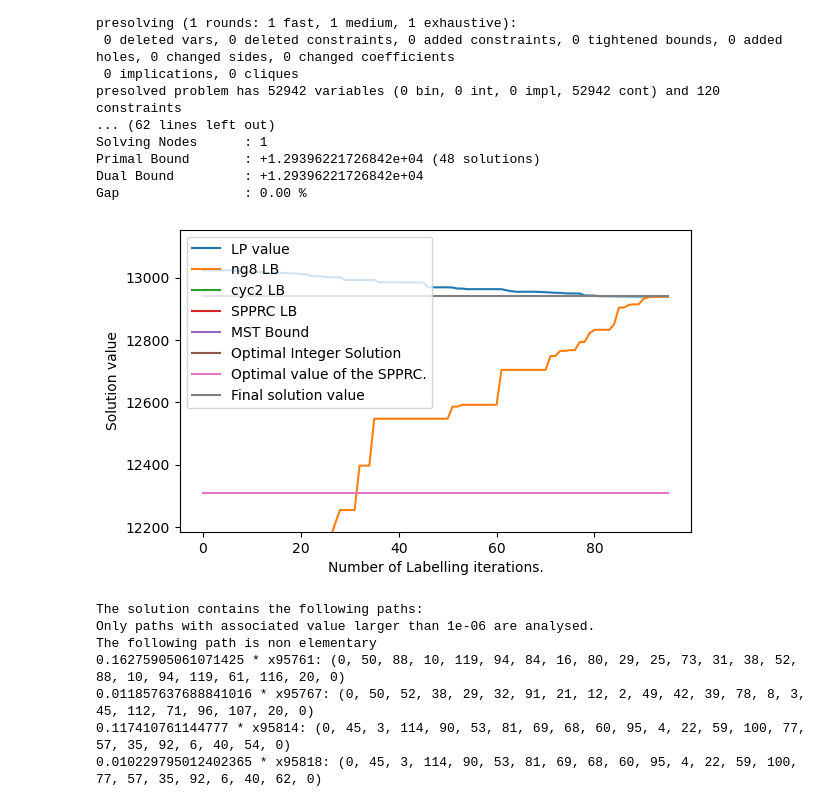
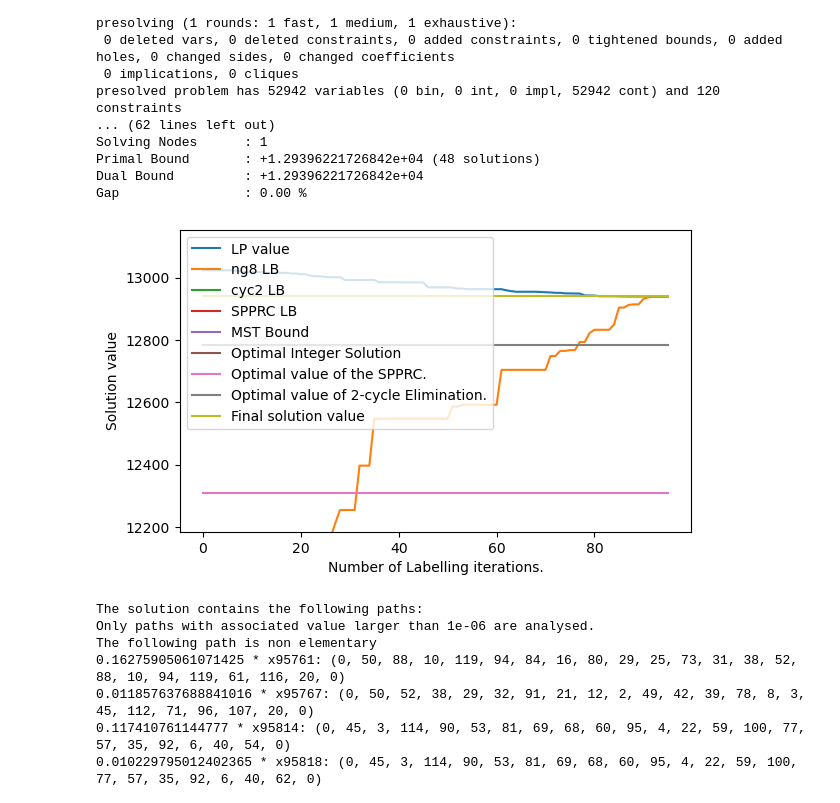
Before and after one commit to habanzu/cvrp, a Jupyter notebook: CVRP.ipynb, the cells around one changed output. Cells and saved outputs as stored; diff of their text form; code cells hidden in the pictures.

```diff
--- a/CVRP.ipynb
+++ b/CVRP.ipynb
@@ -110,36 +110,36 @@ T = nx.minimum_spanning_tree(G)
 mst = T.size(weight='weight') + min(G.edges().data('weight'),key=lambda edge: edge[2])[2]
 mst = [mst for i in range(len(upper_bounds))]
 plt.plot(mst, label="MST Bound")
 
 optimal = [13332 for i in range(len(upper_bounds))]
 plt.plot(optimal, label="Optimal Integer Solution")
 
 spprc = [12308 for i in range(len(upper_bounds))]
 plt.plot(spprc, label="Optimal value of the SPPRC.")
 
 # ng8 = [481 for i in range(len(upper_bounds))]
 # plt.plot(ng8, label="Optimal value of ng 8.")
 
-# cyc2 = [464.2 for i in range(len(upper_bounds))]
-# plt.plot(cyc2, label="Optimal value of 2-cycle Elimination.")
+cyc2 = [12784 for i in range(len(upper_bounds))]
+plt.plot(cyc2, label="Optimal value of 2-cycle Elimination.")
 
 if pricer.data['farley']:
     farley_bounds = pricer.data['farley_bound']
     plt.plot(farley_bounds, label="Farley Bound")
 
 solval = model.getObjVal()
 sol = [solval for i in range(len(upper_bounds))]
 plt.plot(sol,label="Final solution value")
 
 plt.ylim((spprc[0]*0.99,xmax*1.01))
 
 plt.legend(loc='upper left')
 plt.xlabel("Number of Labelling iterations.")
 plt.ylabel("Solution value")
 # plt.savefig("plots/E-n30-k3.espprc.pgf")
 plt.show()
 # %% [output]
-[figure, old version]
+[figure, new version]
 # %%
 output_variables(model, pricer)
 # %% [output]
```
Also changed, not shown: 2 other files.
